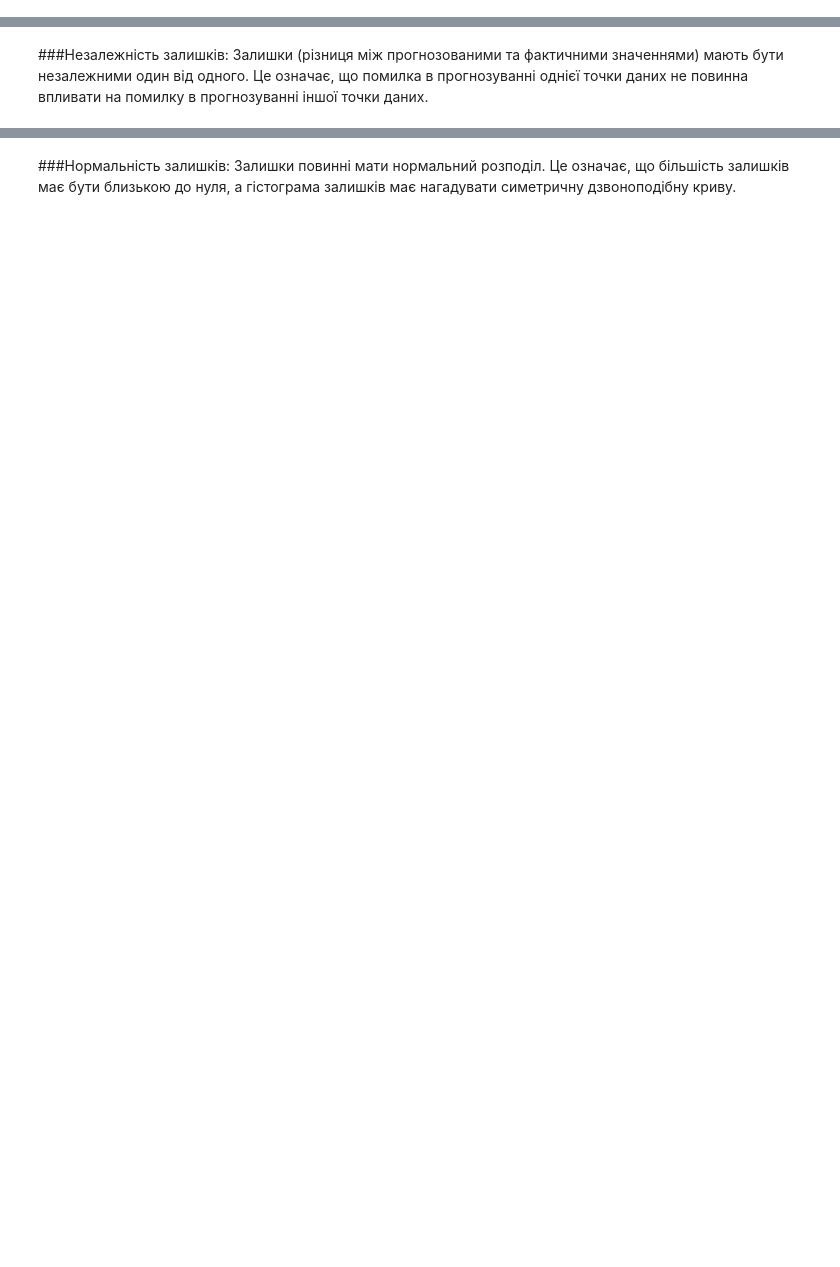
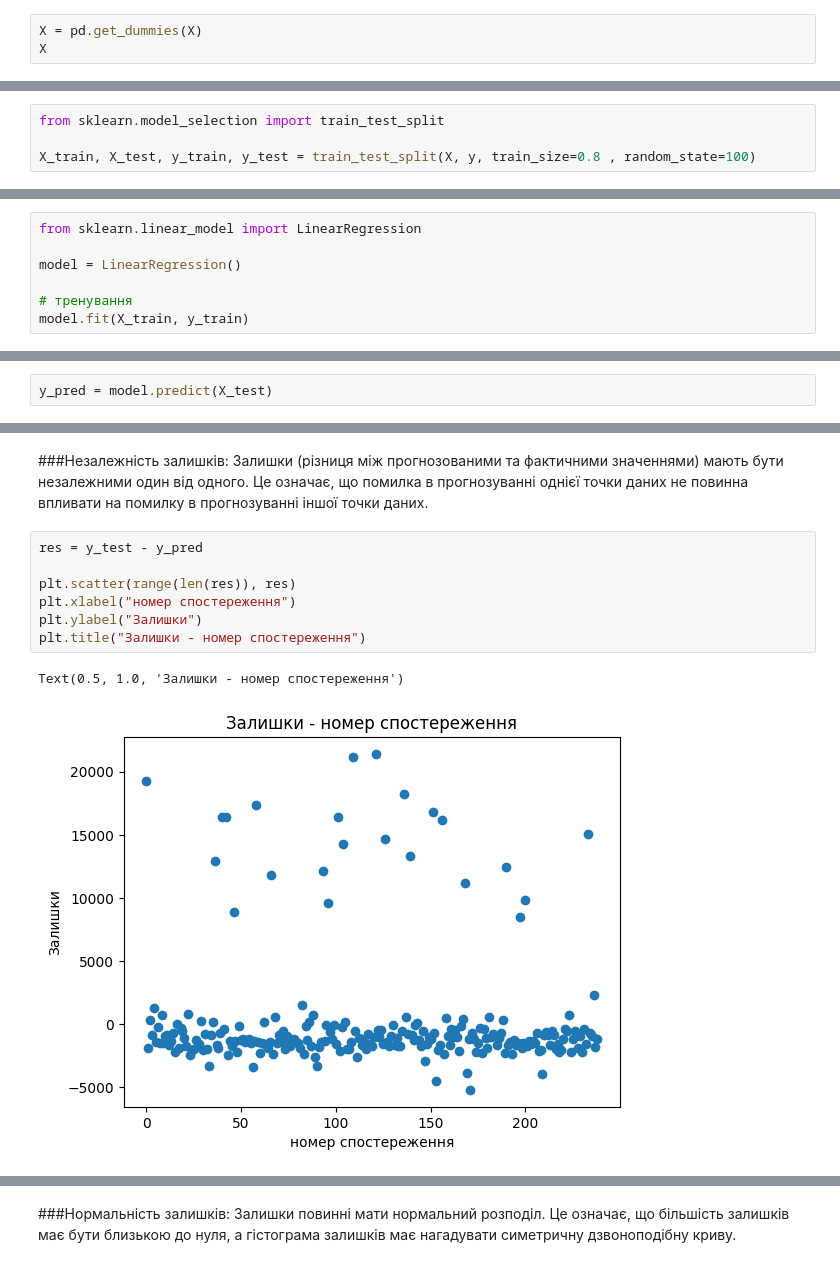
Before and after one commit to HalyshAnton/IT-Step-Pyton-AI, a Jupyter notebook: module3/linear_regression.ipynb, the cells around one changed output, grey strips where cells are left out. Drawn from its saved outputs; the diff is of its cells as text; blank space fills up the shorter version.

```diff
--- a/module3/linear_regression.ipynb
+++ b/module3/linear_regression.ipynb
@@ -53,0 +130,3 @@ $$Y = \beta + \alpha_1*X_1 + \alpha_2*X_2 + \cdots + \alpha_n*X_n$$
+# %%
+X = pd.get_dummies(X)
+X
@@ -53,0 +149,4 @@ $$Y = \beta + \alpha_1*X_1 + \alpha_2*X_2 + \cdots + \alpha_n*X_n$$
+# %%
+from sklearn.model_selection import train_test_split
+
+X_train, X_test, y_train, y_test = train_test_split(X, y, train_size=0.8 , random_state=100)
@@ -53,0 +155,7 @@ $$Y = \beta + \alpha_1*X_1 + \alpha_2*X_2 + \cdots + \alpha_n*X_n$$
+# %%
+from sklearn.linear_model import LinearRegression
+
+model = LinearRegression()
+
+# тренування
+model.fit(X_train, y_train)
@@ -53,0 +166,2 @@ $$Y = \beta + \alpha_1*X_1 + \alpha_2*X_2 + \cdots + \alpha_n*X_n$$
+# %%
+y_pred = model.predict(X_test)
@@ -72,6 +306,16 @@ $$Y = \beta + \alpha_1*X_1 + \alpha_2*X_2 + \cdots + \alpha_n*X_n$$
 # %% [markdown]
 ###Незалежність залишків:
 Залишки (різниця між прогнозованими та фактичними значеннями) мають бути незалежними один від одного. Це означає, що помилка в прогнозуванні однієї точки даних не повинна впливати на помилку в прогнозуванні іншої точки даних.
+# %%
+res = y_test - y_pred
+
+plt.scatter(range(len(res)), res)
+plt.xlabel("номер спостереження")
+plt.ylabel("Залишки")
+plt.title("Залишки - номер спостереження")
+# %% [output]
+Text(0.5, 1.0, 'Залишки - номер спостереження')
+[figure, added]
 # %% [markdown]
 ###Однорідність дисперсії(Homoscedasticity):
 Стандартне відхилення залишків має бути однаковим для всіх прогнозованих значень.
```
Also changed, not shown: parts of 32 cells of this notebook.
